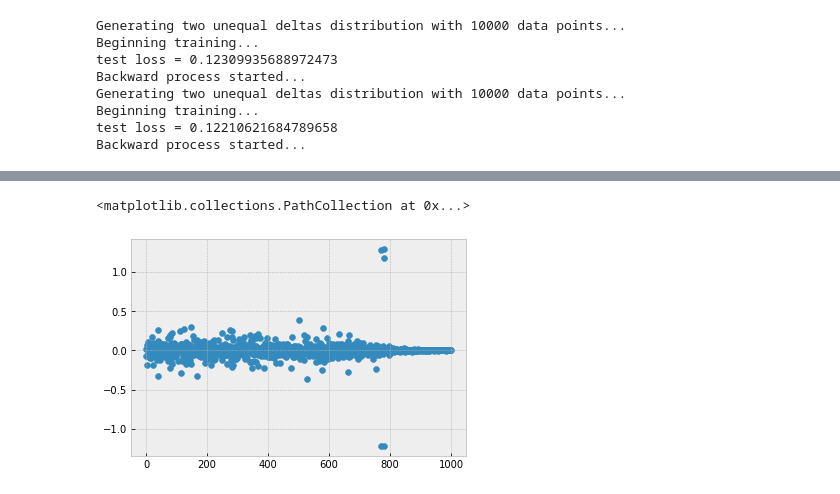
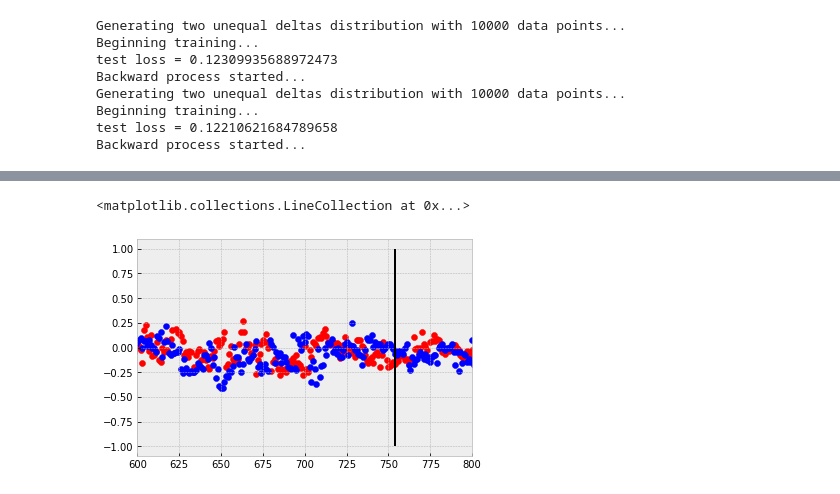
Before and after one commit to W-physics/Tesis, a Jupyter notebook: Critical_time.ipynb, the cells around one changed output, grey strips where cells are left out. Drawn from its saved outputs; the diff is of its cells as text; code cells hidden in the pictures.

```diff
--- a/Critical_time.ipynb
+++ b/Critical_time.ipynb
@@ -72,0 +56,21 @@ for t in range(timesteps):
+# %%
+mask1_pos = distros1[-1, :] >= 0
+mask1_neg = ~mask1_pos
+mask2_pos = distros2[-1, :] >= 0
+mask2_neg = ~mask2_pos
+
+distros_split = [
+    distros1[:, mask1_pos],
+    distros1[:, mask1_neg],
+    distros2[:, mask2_pos],
+    distros2[:, mask2_neg],
+]
+
+xmax = np.zeros((4, timesteps))
+
+for t in range(timesteps):
+
+    for i, d in enumerate(distros_split):
+        kernel = gaussian_kde(d[t])
+        y = kernel(x)
+        xmax[i, t] = x[np.argmax(y)]
@@ -88,14 +128,24 @@ plt.scatter(range(timesteps),suceptibility,c="k",s=10)
 # %%
-derivatives = np.zeros(timesteps-1)
+derivatives_pos = np.zeros(timesteps-1)
+
+derivatives_neg = np.zeros(timesteps-1)
 
 for t in range(timesteps-1):
 
-    derivatives[t] = xmax_1[t+1] - xmax_1[t]
+    derivatives_pos[t] = xmax[2][t+1] - xmax[0][t]
+
+    derivatives_neg[t] = xmax[3][t+1] - xmax[1][t]
 # %%
-plt.scatter(range(timesteps-1), derivatives)
+plt.scatter(range(timesteps-1), derivatives_pos, color='r')
+
+plt.scatter(range(timesteps-1), derivatives_neg, color='b')
+
+plt.xlim(600,800)
+
+plt.vlines(timesteps-246,ymin=-1,ymax=1,color="k")
 # %% [output]
-<matplotlib.collections.PathCollection at 0x...>
+<matplotlib.collections.LineCollection at 0x...>
-[figure, old version]
+[figure, new version]
 # %%
 import numpy as np
 import pandas as pd
```
Also changed, not shown: parts of 6 cells of this notebook.
